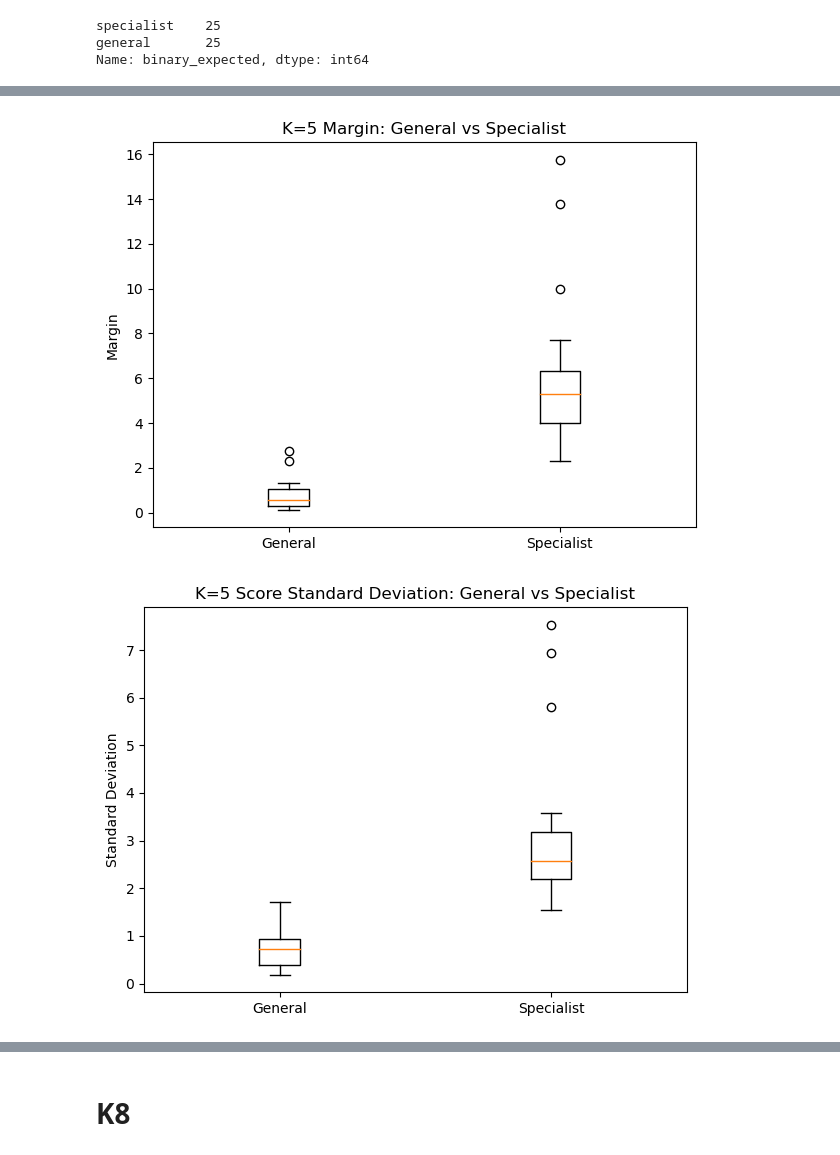
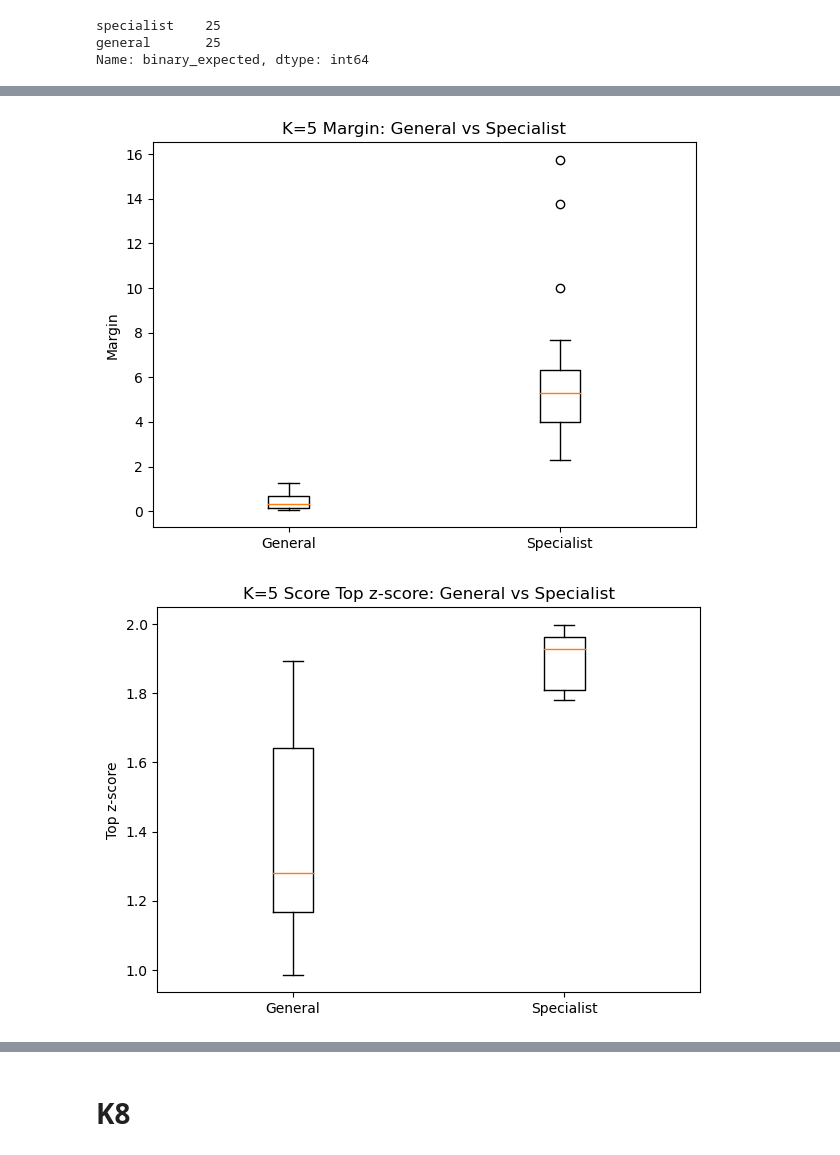
Before and after one commit to TheOpenSI/ADAPT, a Jupyter notebook: results/dev_analyser.ipynb, the cells around one changed output, grey strips where cells are left out. Saved outputs shown, nothing was run; the diff lists cells and outputs as text; code cells hidden in the pictures.

```diff
--- a/results/dev_analyser.ipynb
+++ b/results/dev_analyser.ipynb
@@ -7,10 +7,10 @@ base_path = "../results"
 
 folders = {
 
-    3: "dev_service_3",
-    5: "dev_service_5",
-    8: "dev_service_8",
-    10: "dev_service_10"
+    3: "dev_eval_service_3",
+    5: "dev_eval_service_5",
+    8: "dev_eval_service_8",
+    10: "dev_eval_service_10"
 
 }
 # %%
@@ -233,14 +288,14 @@ specialist    25
 general       25
 Name: binary_expected, dtype: int64
 # %%
-scores_k5 = pd.json_normalize(df_k5["scores"])
-confidence_k5 = pd.json_normalize(df_k5["confidence"])
+scores_k5 = pd.json_normalize(df_k5["scores"]).add_suffix("_score")
+zscores_k5 = pd.json_normalize(df_k5["zscores"]).add_suffix("_zscore")
 # %%
 df_k5 = pd.concat(
     [
         df_k5.reset_index(drop=True),
         scores_k5.reset_index(drop=True),
-        confidence_k5.reset_index(drop=True)
+        zscores_k5.reset_index(drop=True)
     ],
     axis=1
 )
@@ -267,5 +322,3 @@ df_k5.columns.tolist()
-# %%
-df_k5 = df_k5.rename(columns={"max": "max_score"})
 # %%
 df_k5[
     [
@@ -330,26 +410,26 @@ plt.ylabel("Margin")
 plt.title("K=5 Margin: General vs Specialist")
 plt.show()
 # %% [output]
-[figure, old version]
+[figure, new version]
 # %%
 import matplotlib.pyplot as plt
 
-general = df_k5.loc[df_k5["binary_expected"] == "general", "std"]
-specialist = df_k5.loc[df_k5["binary_expected"] == "specialist", "std"]
+general = df_k5.loc[df_k5["binary_expected"] == "general", "top_zscore"]
+specialist = df_k5.loc[df_k5["binary_expected"] == "specialist", "top_zscore"]
 
 plt.figure(figsize=(7, 5))
 
 plt.boxplot(
     [general, specialist],
     labels=["General", "Specialist"]
 )
 
-plt.ylabel("Standard Deviation")
-plt.title("K=5 Score Standard Deviation: General vs Specialist")
+plt.ylabel("Top z-score")
+plt.title("K=5 Score Top z-score: General vs Specialist")
 
 plt.show()
 # %% [output]
-[figure, old version]
+[figure, new version]
 # %%
 import matplotlib.pyplot as plt
 
```
Also changed, not shown: parts of 63 cells of this notebook, 2 other files.
